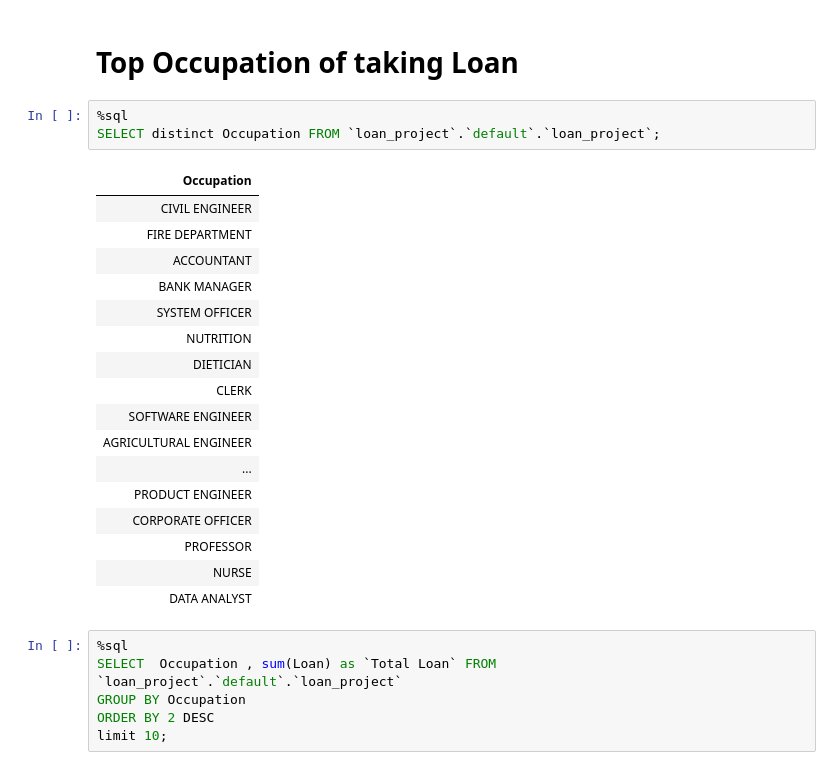
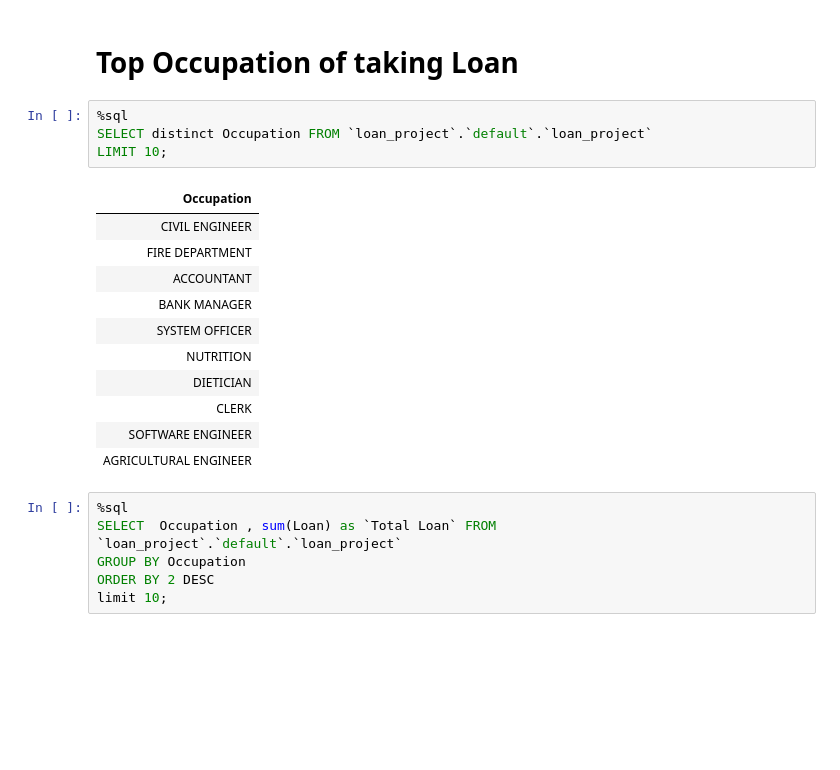
Before and after one commit to omaribrahim12/Loan-Analysing-Databricks-project, a Jupyter notebook: Explore loan_project.default.loan_project.ipynb, the cells around one changed output. Cells and saved outputs as stored; diff of their text form; blank space fills up the shorter version.

```diff
--- a/Explore loan_project.default.loan_project.ipynb
+++ b/Explore loan_project.default.loan_project.ipynb
@@ -81,25 +73,20 @@ where Family_Size > 4;
 # Top Occupation of taking Loan
 # %%
 %sql
-SELECT distinct Occupation FROM `loan_project`.`default`.`loan_project`;
+SELECT distinct Occupation FROM `loan_project`.`default`.`loan_project`
+LIMIT 10;
 # %% [output]
 | Occupation |
 | CIVIL ENGINEER |
 | FIRE DEPARTMENT |
 | ACCOUNTANT |
 | BANK MANAGER |
 | SYSTEM OFFICER |
 | NUTRITION |
 | DIETICIAN |
 | CLERK |
 | SOFTWARE ENGINEER |
 | AGRICULTURAL ENGINEER |
-| ... |
-| PRODUCT ENGINEER |
-| CORPORATE OFFICER |
-| PROFESSOR |
-| NURSE |
-| DATA ANALYST |
 # %%
 %sql
 SELECT  Occupation , sum(Loan) as `Total Loan` FROM `loan_project`.`default`.`loan_project`
```
Also changed, not shown: parts of 3 cells of this notebook, 1 other file.
